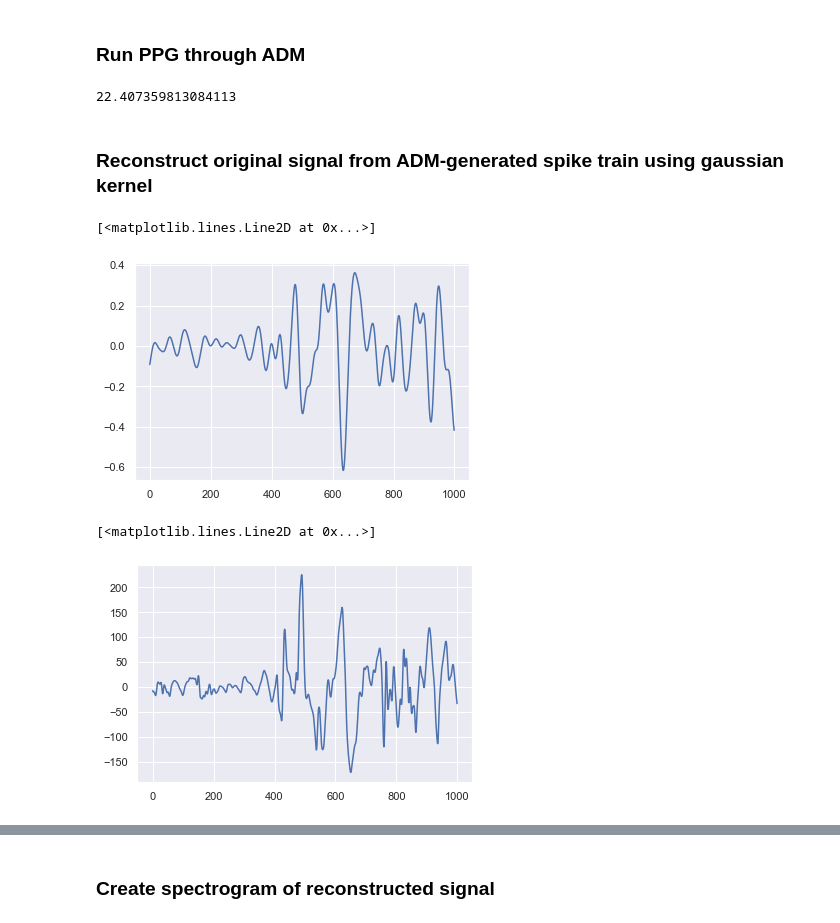
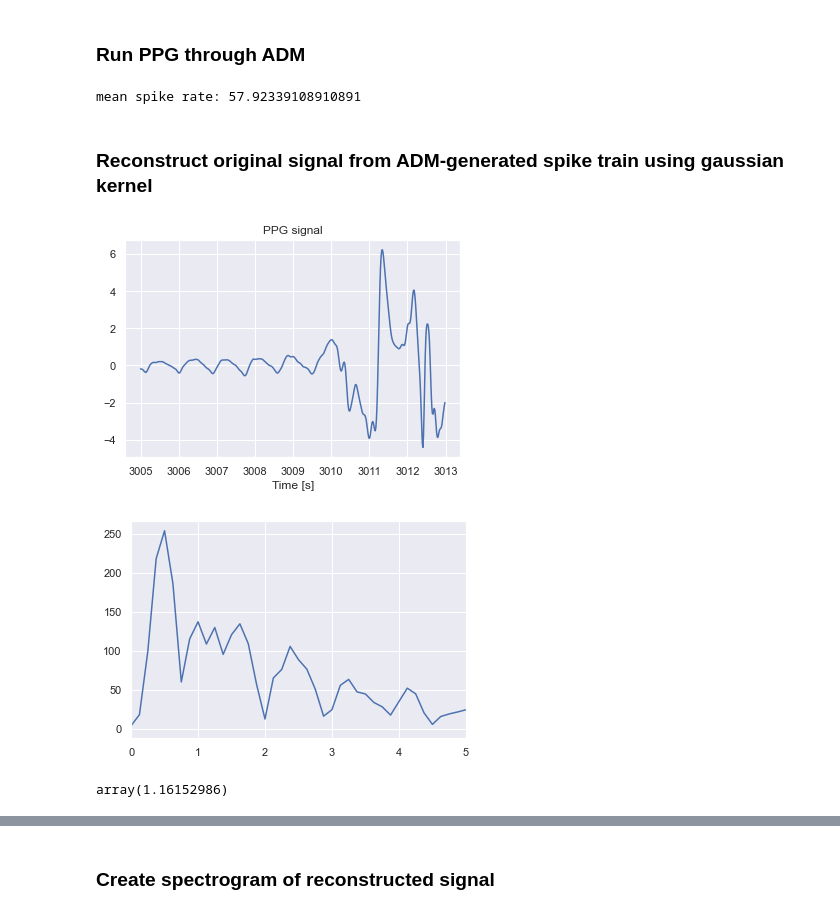
Before and after one commit to pennfranc/adm-ppg-analysis, a Jupyter notebook: mutual information pipeline.ipynb, the cells around one changed output, grey strips where cells are left out. Drawn from its saved outputs; the diff is of its cells as text; code cells hidden in the pictures.

```diff
--- a/mutual information pipeline.ipynb
+++ b/mutual information pipeline.ipynb
@@ -8,6 +8,8 @@ import seaborn as sns
 from sklearn.metrics import r2_score, mean_squared_error
 from sklearn.feature_selection import mutual_info_regression
 from ADM import ADM
+from scipy.fft import fft, fftfreq
+from sklearn.preprocessing import normalize
 
 from data_loader import load_pickle, unpack_data
 from mutual_information import (
@@ -18,7 +20,7 @@ from mutual_information import (
 )
 sns.set()
 
-SUBJECT_IDX = 9
+SUBJECT_IDX = 8
 # %%
 dataset = load_pickle(SUBJECT_IDX)
 # %% [markdown]
@@ -62,9 +67,9 @@ up_spikes, down_spikes = ADM(
     sampling_rate=fs_ppg,
     refractory_period=0
 )
-# %%
-(len(up_spikes) + len(down_spikes)) / len(ppg) * 64
-# %% [output]
-22.407359813084113
+# %%
+print('mean spike rate:', (len(up_spikes) + len(down_spikes)) / len(ppg) * 64)
+# %% [output]
+mean spike rate: 57.92339108910891
 # %% [markdown]
 ### Reconstruct original signal from ADM-generated spike train using gaussian kernel
@@ -82,13 +99,27 @@ reconstructed_signal = (
 )
-# %%
-plot_segment_start = 100000
-plot_segment_length = 1000
-plt.plot(reconstructed_signal[plot_segment_start:plot_segment_start+plot_segment_length])
-# %% [output]
-[<matplotlib.lines.Line2D at 0x...>]
-[figure, old version]
 # %%
-plt.plot(ppg[plot_segment_start:plot_segment_start+plot_segment_length])
+plot_segment_start_seconds = 3005
+plot_segment_start = plot_segment_start_seconds * 64
+plot_segment_length = 512
+plot_fft = True
+
+time_segment = np.arange(plot_segment_start, plot_segment_start+plot_segment_length, 1) / 64
+ppg_segment = ppg[plot_segment_start:plot_segment_start+plot_segment_length]
+ppg_segment = ppg_segment / np.mean(abs(ppg_segment))
+plt.plot(time_segment, ppg_segment)
+plt.xlabel('Time [s]')
+plt.title('PPG signal')
+plt.show()
+
+if plot_fft:
+    ppg_spectrum = abs(fft(ppg_segment)[:len(ppg_segment)//2])
+    freqs = fftfreq(len(ppg_segment), 1 / 64)[:len(ppg_segment)//2]
+    plt.plot(freqs, ppg_spectrum)
+    plt.xlim(0, 5)
 # %% [output]
-[<matplotlib.lines.Line2D at 0x...>]
-[figure, old version]
+[figure, new version]
+[figure, added]
+# %%
+hr_interpolation(plot_segment_start_seconds)
+# %% [output]
+array(1.16152986)
```
Also changed, not shown: parts of 11 cells of this notebook, 7 other files.
